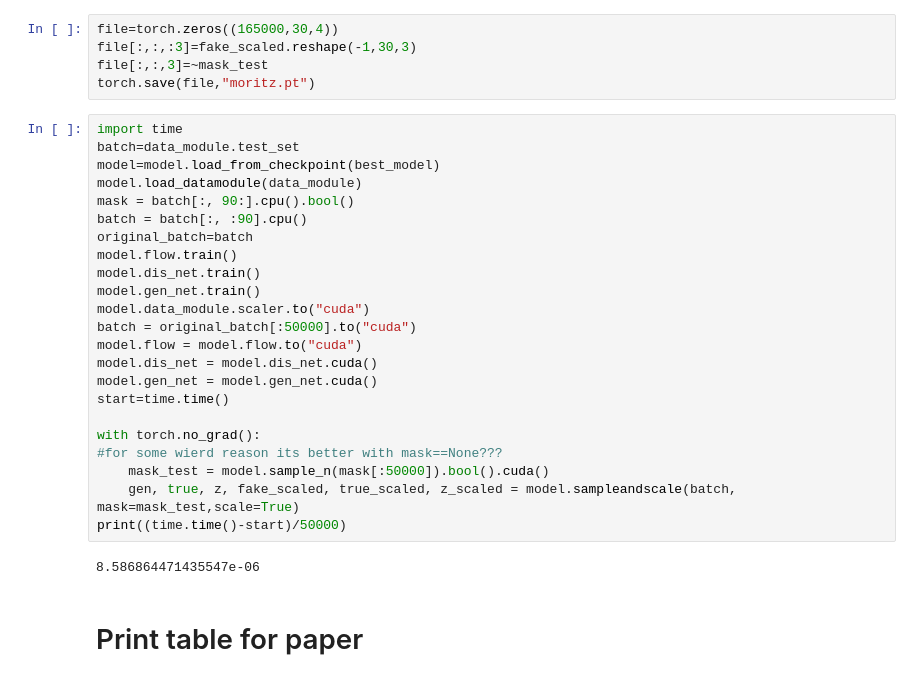
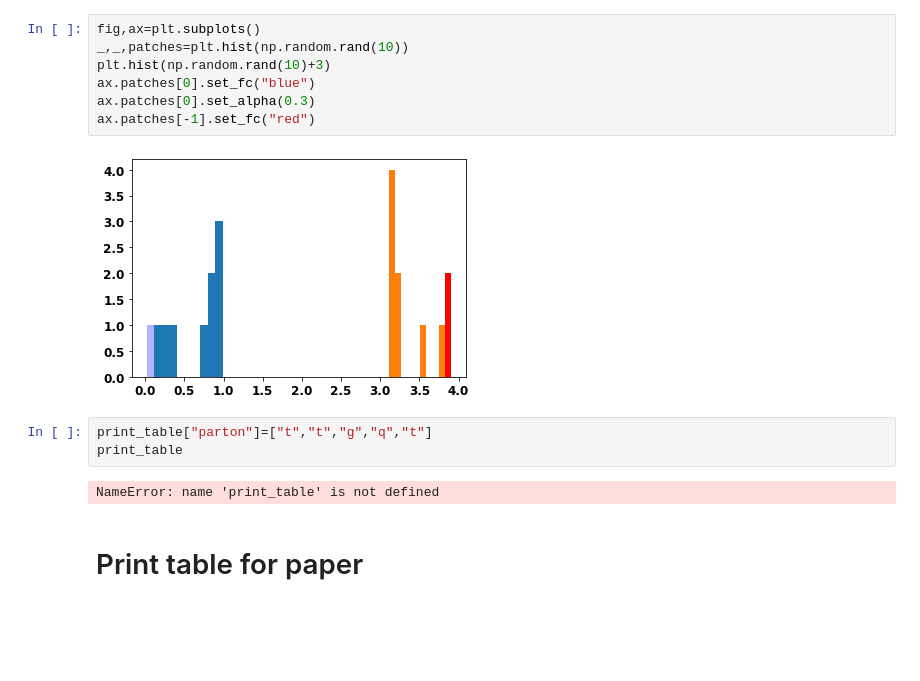
Before and after one commit to kaechb/LitJetNet, a Jupyter notebook: LitNF/plots-trafo-Neurips.ipynb, the cells around one changed output. Cells and saved outputs as stored; diff of their text form; blank space fills up the shorter version.

```diff
--- a/LitNF/plots-trafo-Neurips.ipynb
+++ b/LitNF/plots-trafo-Neurips.ipynb
@@ -738,33 +467,17 @@ bennoswunderbaresveganermodel:
-# %%
-file=torch.zeros((165000,30,4))
-file[:,:,:3]=fake_scaled.reshape(-1,30,3)
-file[:,:,3]=~mask_test
-torch.save(file,"moritz.pt")
-# %%
-import time
-batch=data_module.test_set
-model=model.load_from_checkpoint(best_model)
-model.load_datamodule(data_module)
-mask = batch[:, 90:].cpu().bool()
-batch = batch[:, :90].cpu()
-original_batch=batch
-model.flow.train()
-model.dis_net.train()
-model.gen_net.train()
-model.data_module.scaler.to("cuda")
-batch = original_batch[:50000].to("cuda")
-model.flow = model.flow.to("cuda")
-model.dis_net = model.dis_net.cuda()
-model.gen_net = model.gen_net.cuda()
-start=time.time()
-
-with torch.no_grad():
-#for some wierd reason its better with mask==None???
-    mask_test = model.sample_n(mask[:50000]).bool().cuda()
-    gen, true, z, fake_scaled, true_scaled, z_scaled = model.sampleandscale(batch, mask=mask_test,scale=True)
-print((time.time()-start)/50000)
-# %% [output]
-8.586864471435547e-06
+# %%
+fig,ax=plt.subplots()
+_,_,patches=plt.hist(np.random.rand(10))
+plt.hist(np.random.rand(10)+3)
+ax.patches[0].set_fc("blue")
+ax.patches[0].set_alpha(0.3)
+ax.patches[-1].set_fc("red")
+# %% [output]
+[figure, added]
+# %%
+print_table["parton"]=["t","t","g","q","t"]
+print_table
+# %% [output]
+NameError: name 'print_table' is not defined
 # %% [markdown]
 # Print table for paper
 # %%
```
Also changed, not shown: parts of 14 cells of this notebook, 2 other files.
